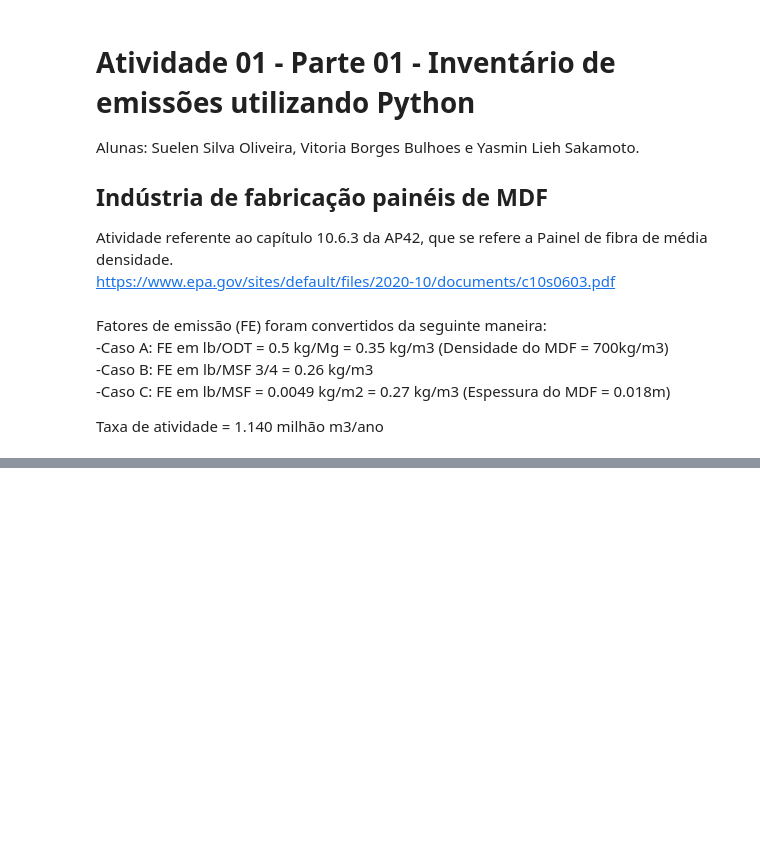
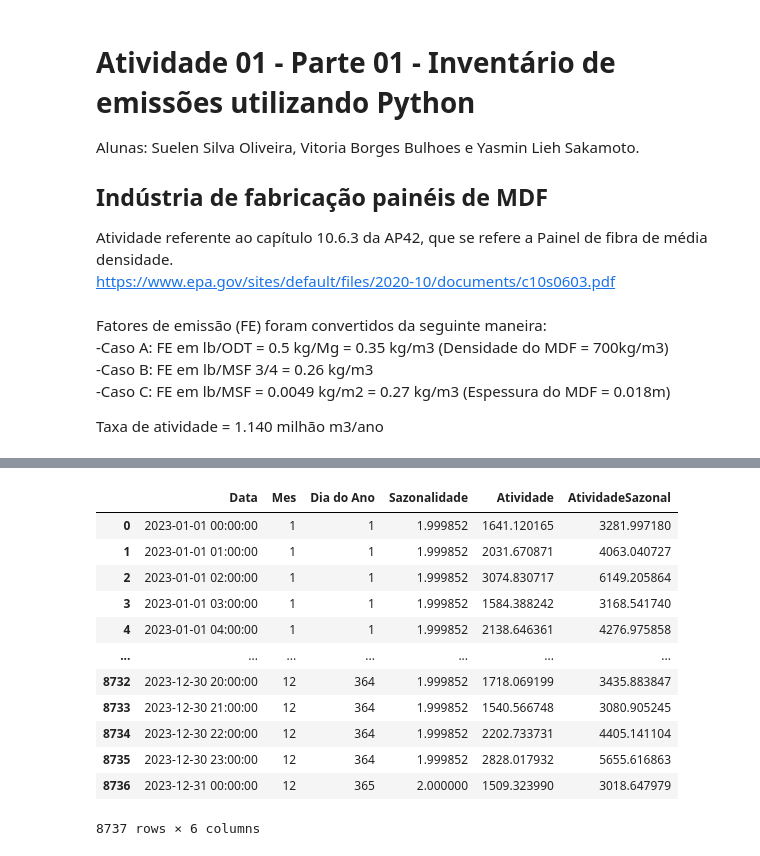
Before and after one commit to Suelensilva22/ENS5173_202401, a Jupyter notebook: Atividade01_01.ipynb, the cells around one changed output, grey strips where cells are left out. Drawn from its saved outputs; the diff is of its cells as text; code cells hidden in the pictures; blank space fills up the shorter version.

```diff
--- a/Atividade01_01.ipynb
+++ b/Atividade01_01.ipynb
@@ -89,13 +100,0 @@ Nesta sessão nós criaremos uma taxa de atividade de um empreendimento qualquer
-# %%
-# Criando vetor de valores aleatórios
-import numpy as np
-#TA/dia = 1140000/365 = 3123
-atvMax = 3123
-atvMin = 1000
-n = 3123
-atv = (atvMax - atvMin)*np.random.rand(n) + atvMin
-print(atv)
-
-# Criando uma figura com os valores aleatórios
-#fig, ax= plt.subplots()
-#ax.plot(atv)
@@ -208,7 +100,0 @@ df.to_csv(r'C:\Users\vinicius\Documents\ENS5173_202401\tabelas\ativ.csv')
-# %%
-# Criando componente sazonal
-
-sazonalidade = np.cos((2*np.pi)*df['Mes']/12)
-plt.plot(sazonalidade)
-df['sazonalidade'] = sazonalidade + 1
-df.to_csv(r'C:\Users\vinicius\Documents\ENS5173_202401\tabelas\ativ.csv')
@@ -225,0 +105,39 @@ plt.plot(df['Mes'], df['aleatorioSazonal'])
+# %%
+import numpy as np
+def variabilidade(ta):
+    datas = pd.date_range(start='2023-01-01', end='2023-12-31', freq='H') # intervalo de datas
+    df = pd.DataFrame({'Data': datas}) # DataFrame com as datas
+    df['Mes'] = df['Data'].dt.month # nova coluna com os meses no DataFrame
+    df['Dia do Ano'] = df['Data'].dt.dayofyear # nova coluna com os dias no DataFrame
+
+    sazonalidade = np.cos((2*np.pi)*df['Dia do Ano']/365)+1 # funcao que modela a sazonalidade
+    df['Sazonalidade'] = sazonalidade # variabilidade da TA entre os dias (componente sazonal)
+
+    # variabilidade da TA entre os dias (componente aleatoria), metodo de Monte-Carlo:
+    # obs: 1ano = 365 dias
+    atvMax = ta/365
+    atvMin = 1500
+    n = df.shape[0] # Extraindo o número de linhas/número de datas
+    atv = (atvMax - atvMin) * np.random.rand(n) + atvMin
+
+    df['Atividade'] = atv
+    df['AtividadeSazonal'] = df['Atividade'] * df['Sazonalidade'] # Valores aleatórios com sazonalidade
+
+    return df
+
+dados = variabilidade(ta) # chamando a funcao
+dados
+# %% [output]
+|  | Data | Mes | Dia do Ano | Sazonalidade | Atividade | AtividadeSazonal |
+| 0 | 2023-01-01 00:00:00 | 1 | 1 | 1.999852 | 1641.120165 | 3281.997180 |
+| 1 | 2023-01-01 01:00:00 | 1 | 1 | 1.999852 | 2031.670871 | 4063.040727 |
+| 2 | 2023-01-01 02:00:00 | 1 | 1 | 1.999852 | 3074.830717 | 6149.205864 |
+| 3 | 2023-01-01 03:00:00 | 1 | 1 | 1.999852 | 1584.388242 | 3168.541740 |
+| 4 | 2023-01-01 04:00:00 | 1 | 1 | 1.999852 | 2138.646361 | 4276.975858 |
+| ... | ... | ... | ... | ... | ... | ... |
+| 8732 | 2023-12-30 20:00:00 | 12 | 364 | 1.999852 | 1718.069199 | 3435.883847 |
+| 8733 | 2023-12-30 21:00:00 | 12 | 364 | 1.999852 | 1540.566748 | 3080.905245 |
+| 8734 | 2023-12-30 22:00:00 | 12 | 364 | 1.999852 | 2202.733731 | 4405.141104 |
+| 8735 | 2023-12-30 23:00:00 | 12 | 364 | 1.999852 | 2828.017932 | 5655.616863 |
+| 8736 | 2023-12-31 00:00:00 | 12 | 365 | 2.000000 | 1509.323990 | 3018.647979 |
+8737 rows × 6 columns
```
Also changed, not shown: parts of 20 cells of this notebook.
